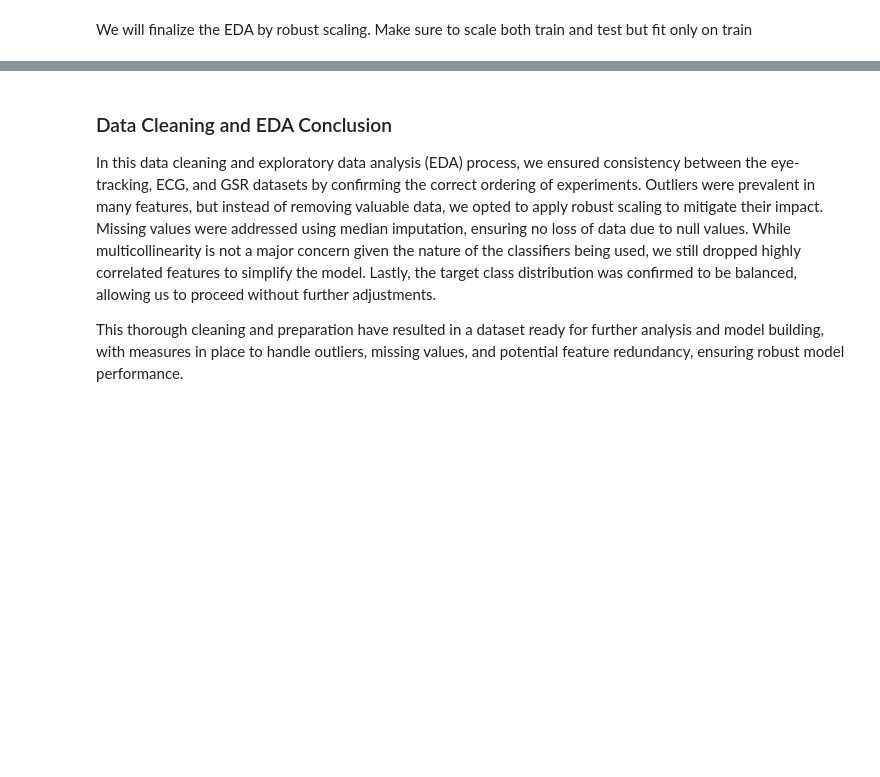
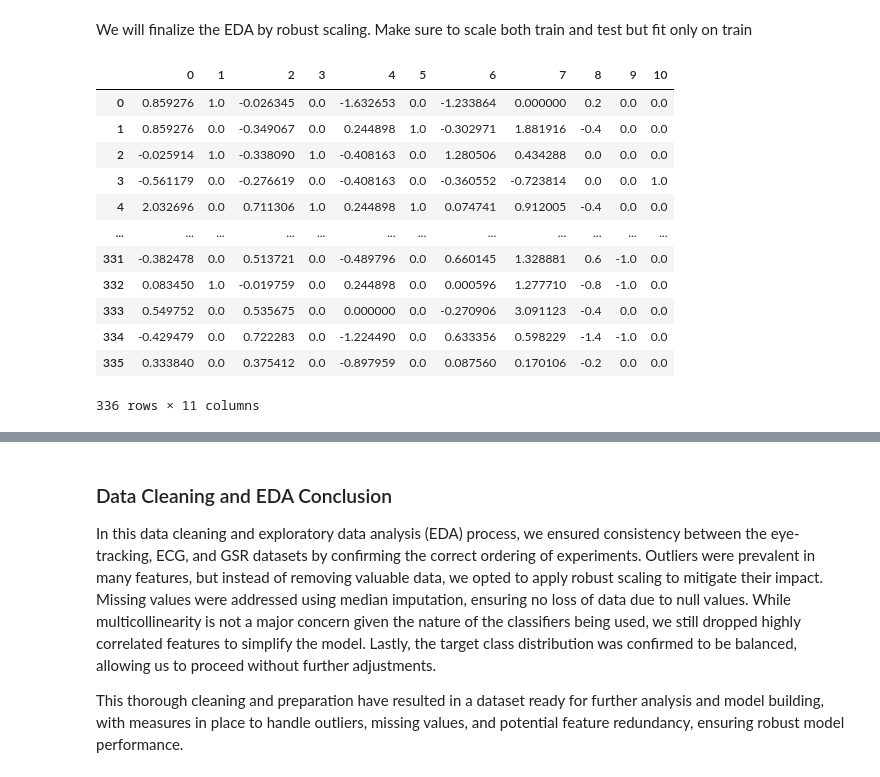
Before and after one commit to BlueJayVRStudio/DeepLearningFinal, a Jupyter notebook: DeepLearningProject.ipynb, the cells around one changed output, grey strips where cells are left out. Saved outputs shown, nothing was run; the diff lists cells and outputs as text; code cells hidden in the pictures; blank space fills up the shorter version.

```diff
--- a/DeepLearningProject.ipynb
+++ b/DeepLearningProject.ipynb
@@ -303,3 +326,23 @@ We have to use smote to interpolate data for the minority class... It should com
 ### Feature Scaling
 # %% [markdown]
 We will finalize the EDA by robust scaling. Make sure to scale both train and test but fit only on train
+# %%
+scaler = RobustScaler()
+X_train_scaled = scaler.fit_transform(X_train)
+X_test_scaled = scaler.transform(X_test)
+# %%
+pd.DataFrame(X_train_scaled)
+# %% [output]
+|  | 0 | 1 | 2 | 3 | 4 | 5 | 6 | 7 | 8 | 9 | 10 |
+| 0 | 0.859276 | 1.0 | -0.026345 | 0.0 | -1.632653 | 0.0 | -1.233864 | 0.000000 | 0.2 | 0.0 | 0.0 |
+| 1 | 0.859276 | 0.0 | -0.349067 | 0.0 | 0.244898 | 1.0 | -0.302971 | 1.881916 | -0.4 | 0.0 | 0.0 |
+| 2 | -0.025914 | 1.0 | -0.338090 | 1.0 | -0.408163 | 0.0 | 1.280506 | 0.434288 | 0.0 | 0.0 | 0.0 |
+| 3 | -0.561179 | 0.0 | -0.276619 | 0.0 | -0.408163 | 0.0 | -0.360552 | -0.723814 | 0.0 | 0.0 | 1.0 |
+| 4 | 2.032696 | 0.0 | 0.711306 | 1.0 | 0.244898 | 1.0 | 0.074741 | 0.912005 | -0.4 | 0.0 | 0.0 |
+| ... | ... | ... | ... | ... | ... | ... | ... | ... | ... | ... | ... |
+| 331 | -0.382478 | 0.0 | 0.513721 | 0.0 | -0.489796 | 0.0 | 0.660145 | 1.328881 | 0.6 | -1.0 | 0.0 |
+| 332 | 0.083450 | 1.0 | -0.019759 | 0.0 | 0.244898 | 0.0 | 0.000596 | 1.277710 | -0.8 | -1.0 | 0.0 |
+| 333 | 0.549752 | 0.0 | 0.535675 | 0.0 | 0.000000 | 0.0 | -0.270906 | 3.091123 | -0.4 | 0.0 | 0.0 |
+| 334 | -0.429479 | 0.0 | 0.722283 | 0.0 | -1.224490 | 0.0 | 0.633356 | 0.598229 | -1.4 | -1.0 | 0.0 |
+| 335 | 0.333840 | 0.0 | 0.375412 | 0.0 | -0.897959 | 0.0 | 0.087560 | 0.170106 | -0.2 | 0.0 | 0.0 |
+336 rows × 11 columns
```
Also changed, not shown: parts of 5 cells of this notebook.
